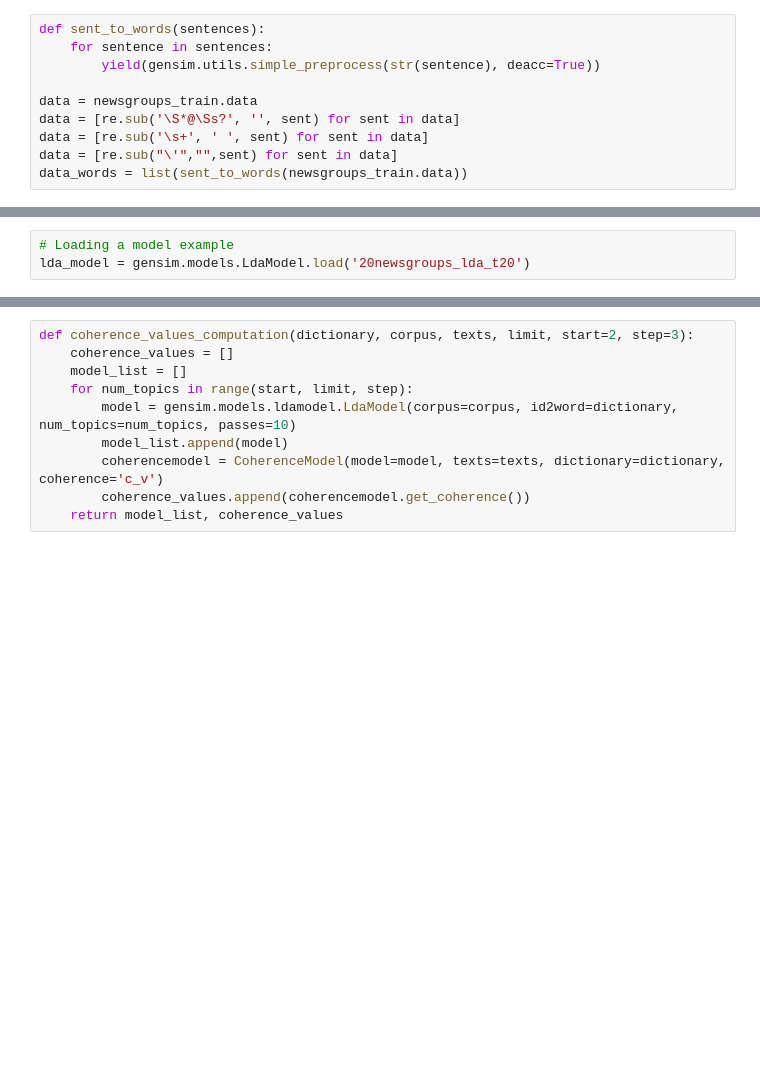
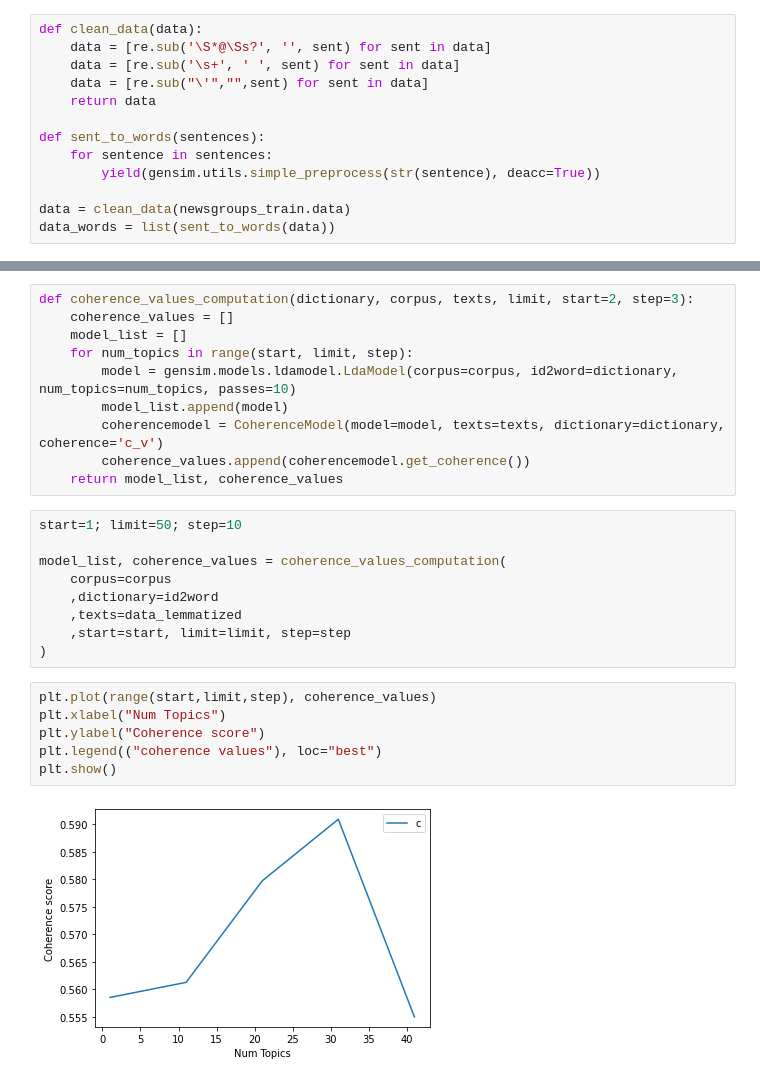
Before and after one commit to cory-walker/NLP-topic-modelling-with-gensim-advanced, a Jupyter notebook: NLP-topic-modelling-with-gensim-advanced.ipynb, the cells around one changed output, grey strips where cells are left out. Drawn from its saved outputs; the diff is of its cells as text; blank space fills up the shorter version.

```diff
--- a/NLP-topic-modelling-with-gensim-advanced.ipynb
+++ b/NLP-topic-modelling-with-gensim-advanced.ipynb
@@ -28,15 +30,18 @@ from nltk.corpus import stopwords
 stop_words = stopwords.words('english')
 stop_words.extend(['from','subject','re','edu','use'])
 # %%
+def clean_data(data):
+    data = [re.sub('\S*@\Ss?', '', sent) for sent in data]
+    data = [re.sub('\s+', ' ', sent) for sent in data]
+    data = [re.sub("\'","",sent) for sent in data]
+    return data
+
 def sent_to_words(sentences):
     for sentence in sentences:
         yield(gensim.utils.simple_preprocess(str(sentence), deacc=True))
 
-data = newsgroups_train.data
-data = [re.sub('\S*@\Ss?', '', sent) for sent in data]
-data = [re.sub('\s+', ' ', sent) for sent in data]
-data = [re.sub("\'","",sent) for sent in data]
-data_words = list(sent_to_words(newsgroups_train.data))
+data = clean_data(newsgroups_train.data)
+data_words = list(sent_to_words(data))
 # %%
 bigram = gensim.models.Phrases(data_words, min_count=5, threshold=100)
 trigram = gensim.models.Phrases(bigram[data_words], threshold=100)
@@ -85,6 +97,3 @@ lda_model.save('20newsgroups_lda_t20')
-# %%
-# Loading a model example
-lda_model = gensim.models.LdaModel.load('20newsgroups_lda_t20')
 # %%
 #Print the topics
 lda_model.print_topics(num_topics=5, num_words=5)
@@ -147,3 +156,20 @@ def coherence_values_computation(dictionary, corpus, texts, limit, start=2, step
         coherencemodel = CoherenceModel(model=model, texts=texts, dictionary=dictionary, coherence='c_v')
         coherence_values.append(coherencemodel.get_coherence())
     return model_list, coherence_values
+# %%
+start=1; limit=50; step=10
+
+model_list, coherence_values = coherence_values_computation(
+    corpus=corpus
+    ,dictionary=id2word
+    ,texts=data_lemmatized
+    ,start=start, limit=limit, step=step
+)
+# %%
+plt.plot(range(start,limit,step), coherence_values)
+plt.xlabel("Num Topics")
+plt.ylabel("Coherence score")
+plt.legend(("coherence values"), loc="best")
+plt.show()
+# %% [output]
+[figure, added]
```
Also changed, not shown: parts of 13 cells of this notebook, 1 other file.
